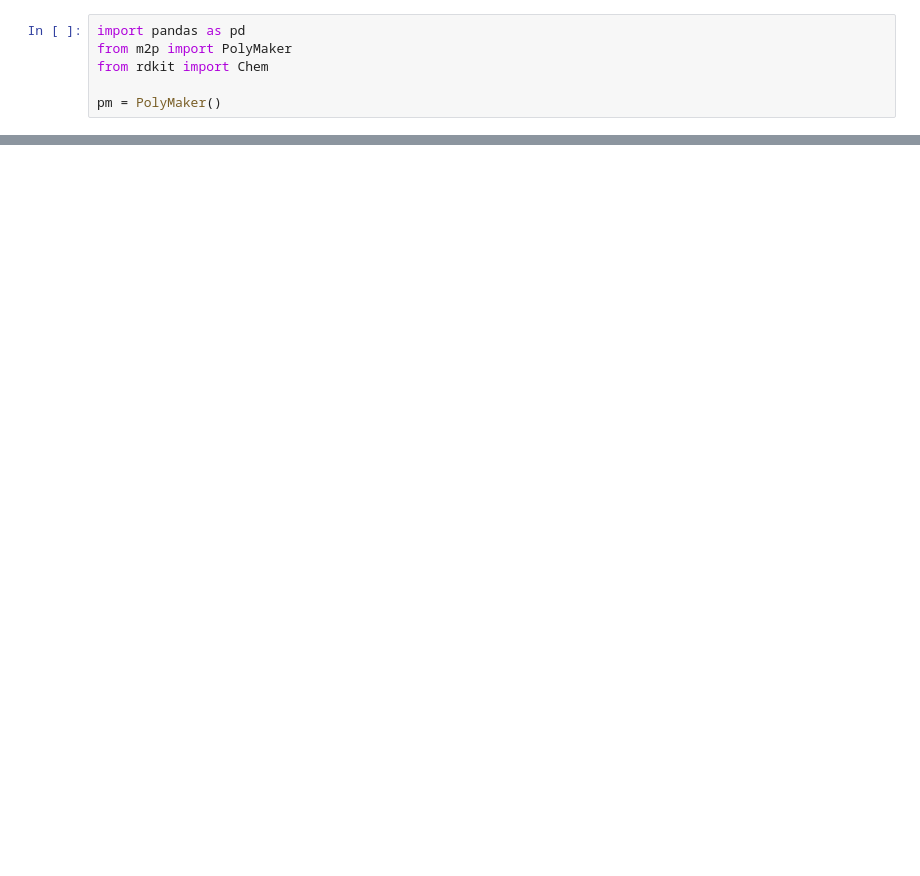
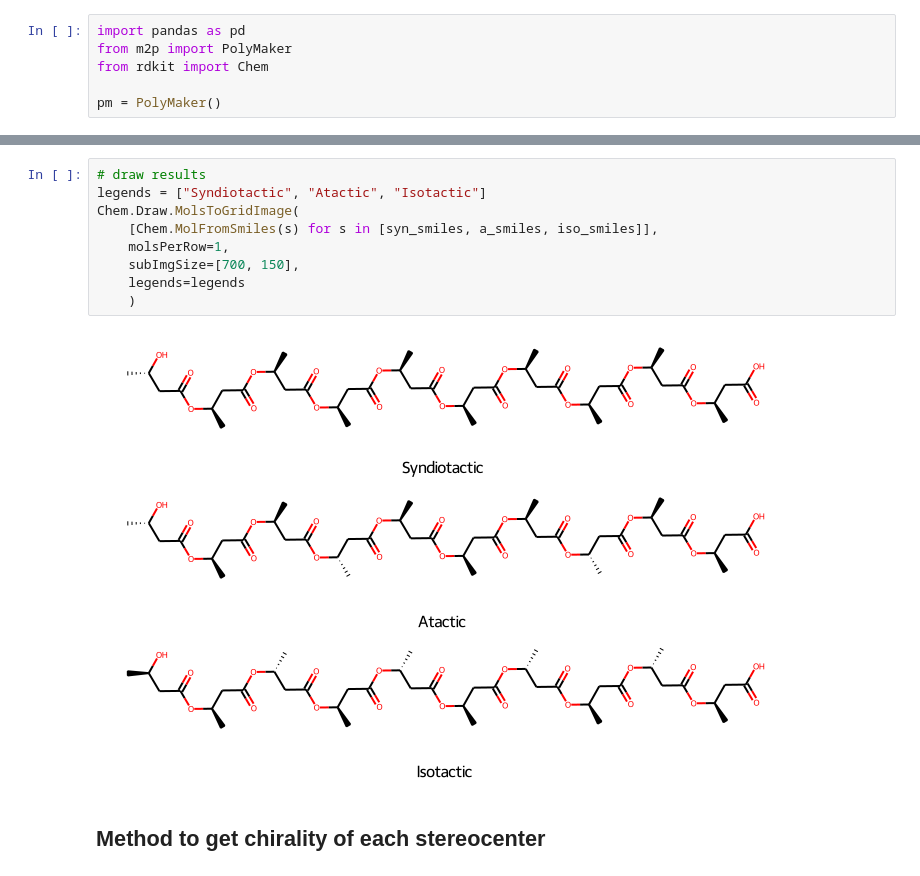
Before and after one commit to NREL/m2p, a Jupyter notebook: examples/Example for Creating Thermoplastic Structures.ipynb, the cells around one changed output, grey strips where cells are left out. Saved outputs shown, nothing was run; the diff lists cells and outputs as text; blank space fills up the shorter version.

```diff
--- a/examples/Example for Creating Thermoplastic Structures.ipynb
+++ b/examples/Example for Creating Thermoplastic Structures.ipynb
@@ -38,0 +106,13 @@ Chem.Draw.MolsToGridImage([Chem.MolFromSmiles(s) for s in data.sort_index().poly
+# %%
+# draw results
+legends = ["Syndiotactic", "Atactic", "Isotactic"]
+Chem.Draw.MolsToGridImage(
+    [Chem.MolFromSmiles(s) for s in [syn_smiles, a_smiles, iso_smiles]],
+    molsPerRow=1,
+    subImgSize=[700, 150],
+    legends=legends
+    )
+# %% [output]
+[figure, added]
+# %% [markdown]
+## Method to get chirality of each stereocenter
```
Also changed, not shown: parts of 10 cells of this notebook, 1 other file.
